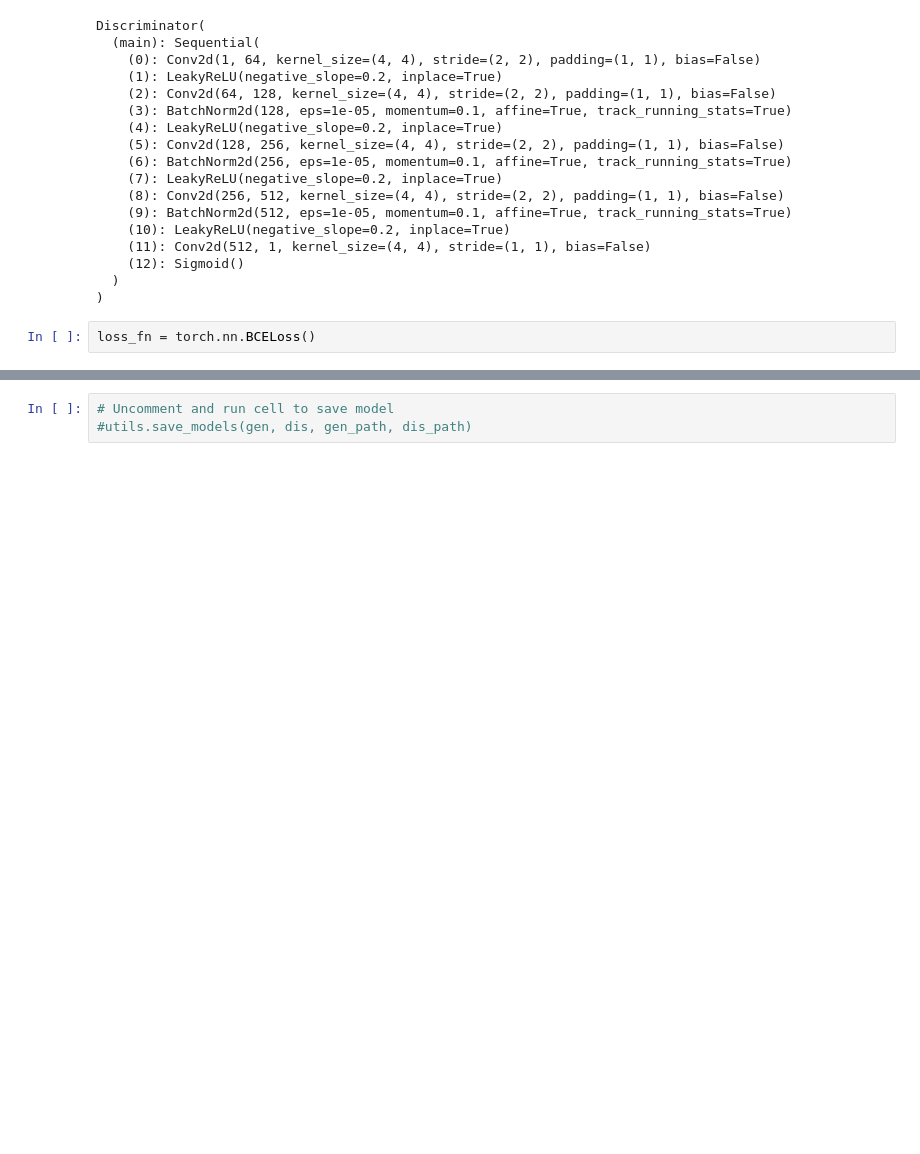
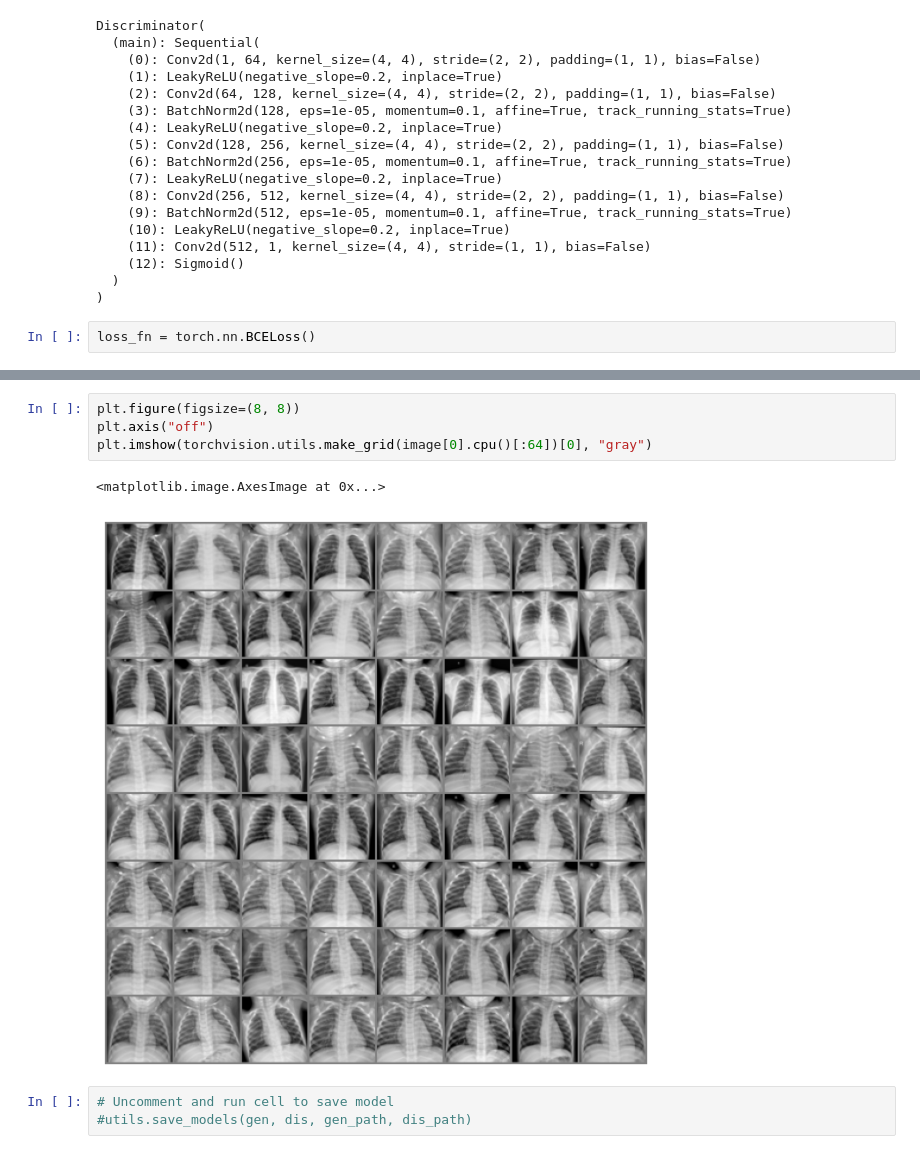
Before and after one commit to isaac-h-chan/chest_xray_dcgan, a Jupyter notebook: main.ipynb, the cells around one changed output, grey strips where cells are left out. Cells and saved outputs as stored; diff of their text form; blank space fills up the shorter version.

```diff
--- a/main.ipynb
+++ b/main.ipynb
@@ -207,3 +97,10 @@ plt.imshow(image[0].cpu().numpy()[0, 0, :, :], "gray")
+# %%
+plt.figure(figsize=(8, 8))
+plt.axis("off")
+plt.imshow(torchvision.utils.make_grid(image[0].cpu()[:64])[0], "gray")
+# %% [output]
+<matplotlib.image.AxesImage at 0x...>
+[figure, added]
 # %%
 # Uncomment and run cell to save model
 #utils.save_models(gen, dis, gen_path, dis_path)
```
Also changed, not shown: parts of 4 cells of this notebook.
